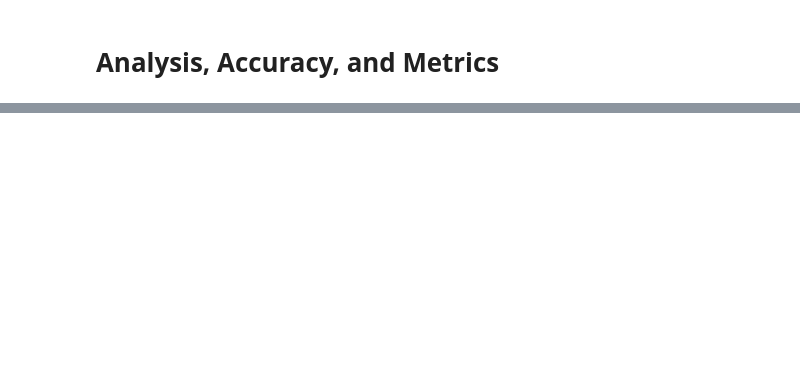
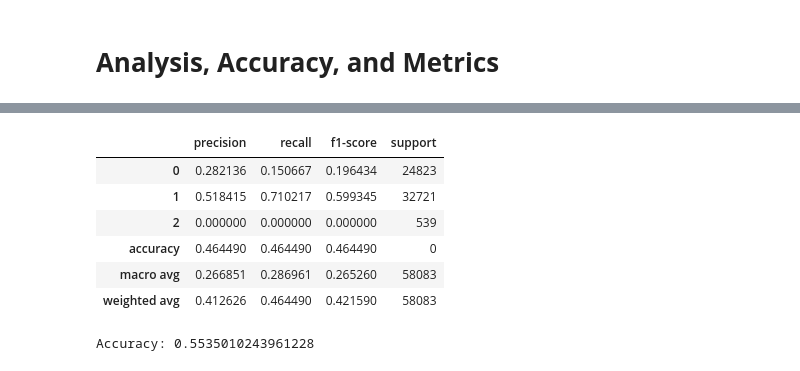
Before and after one commit to annahauk/CS513, a Jupyter notebook: models/LogisticRegression.ipynb, the cells around one changed output, grey strips where cells are left out. Cells and saved outputs as stored; diff of their text form; code cells hidden in the pictures; blank space fills up the shorter version.

```diff
--- a/models/LogisticRegression.ipynb
+++ b/models/LogisticRegression.ipynb
@@ -165,3 +165,11 @@ LogisticRegression(max_iter=1000, solver='liblinear')
        0.00187978]), 'rank_test_score': array([1, 6, 1, 5, 1, 4], dtype=int32)}
 # %% [markdown]
 # <b> Logistic Regression for Data with Demographics
+# %%
+# run logistic regression on df2
+model = LogisticRegression(max_iter=1000, solver='liblinear')
+model.fit(X_train2, y_train2)
+y_pred = model.predict(X_test2)
+
+accuracy = accuracy_score(y_test2, y_pred)
+print(f'Accuracy: {accuracy}')
@@ -167,0 +178,9 @@ LogisticRegression(max_iter=1000, solver='liblinear')
+# %%
+# run grid search on df2
+param_grid = {'max_iter': [1000, 2000, 3000], 'solver': ['liblinear']}
+grid = GridSearchCV(model, param_grid, verbose=3)
+
+grid.fit(X_train2, y_train2)
+
+print(grid.best_params_)
+print(grid.best_score_)
@@ -168,2 +206,8 @@ LogisticRegression(max_iter=1000, solver='liblinear')
 # %% [markdown]
 # <b> Analysis, Accuracy, and Metrics
+# %%
+# make the classification report for df
+from sklearn.metrics import classification_report
+
+y_pred = grid.predict(X_test_scaled)
+print(classification_report(y_test, y_pred))
@@ -169,0 +224,34 @@ LogisticRegression(max_iter=1000, solver='liblinear')
+# %%
+# # Generate classification report
+report = classification_report(y_test, y_pred, digits=2, output_dict=True)
+df = pd.DataFrame(report).T
+
+# Convert support column to integer
+df['support'] = df['support'].apply(int)
+
+# Apply background gradient
+styled_df = df.style.background_gradient(cmap='viridis', subset=pd.IndexSlice['0':'9', :'f1-score'])
+
+# Display the styled DataFrame
+styled_df
+# %% [output]
+|  | precision | recall | f1-score | support |
+| 0 | 0.282136 | 0.150667 | 0.196434 | 24823 |
+| 1 | 0.518415 | 0.710217 | 0.599345 | 32721 |
+| 2 | 0.000000 | 0.000000 | 0.000000 | 539 |
+| accuracy | 0.464490 | 0.464490 | 0.464490 | 0 |
+| macro avg | 0.266851 | 0.286961 | 0.265260 | 58083 |
+| weighted avg | 0.412626 | 0.464490 | 0.421590 | 58083 |
+# %%
+# make the classification report for df2 with its best model
+# (max_iter=1000, solver='liblinear')
+
+# df2 on logistic regression with params max_iter=1000, solver='liblinear'
+model = LogisticRegression(max_iter=1000, solver='liblinear')
+model.fit(X_train2, y_train2)
+y_pred = model.predict(X_test2)
+
+accuracy = accuracy_score(y_test2, y_pred)
+print(f'Accuracy: {accuracy}')
+# %% [output]
+Accuracy: 0.5535010243961228
```
Also changed, not shown: parts of 5 cells of this notebook.
